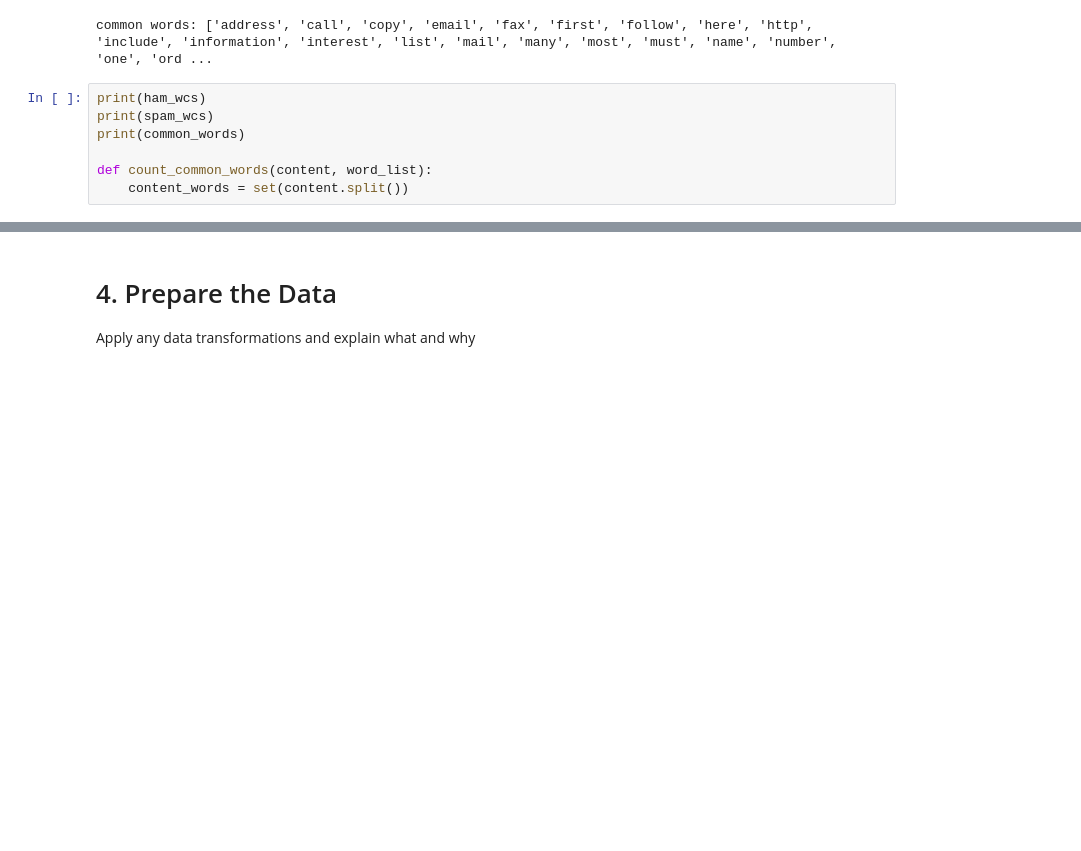
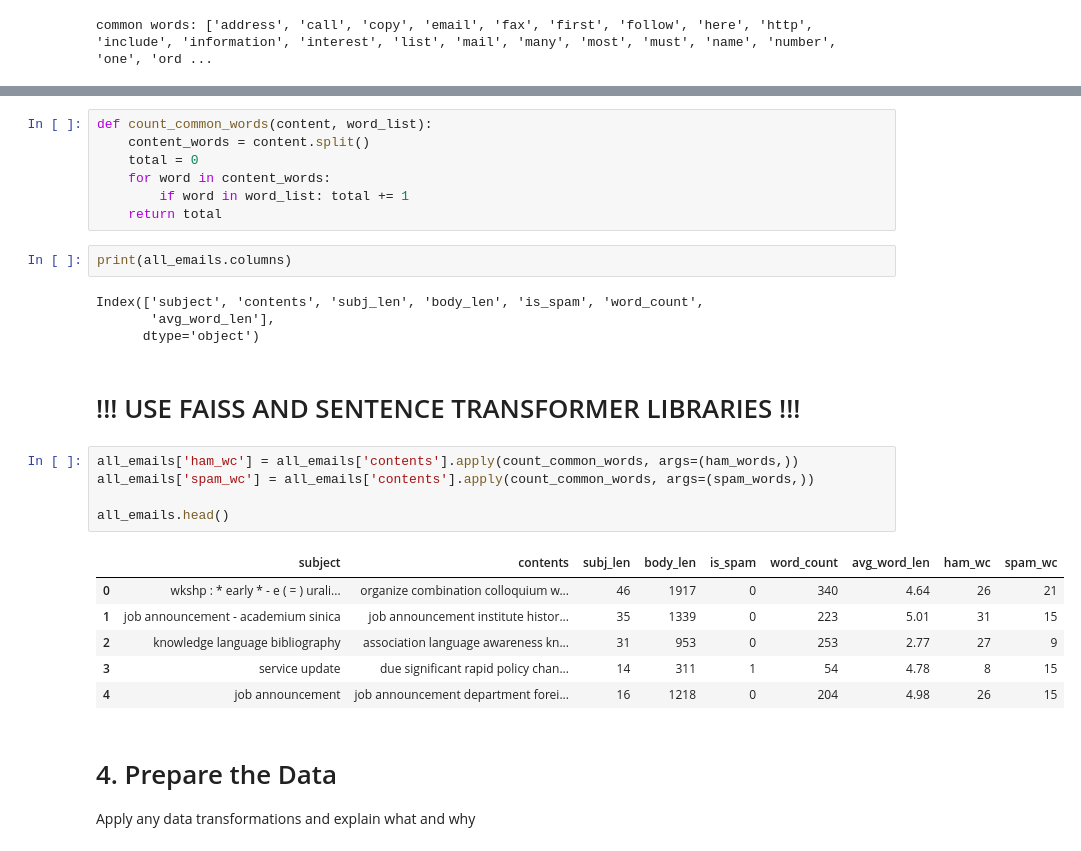
Before and after one commit to mandiiiwu/ml-classwork, a Jupyter notebook: Project_4/Project_4.ipynb, the cells around one changed output, grey strips where cells are left out. Drawn from its saved outputs; the diff is of its cells as text; blank space fills up the shorter version.

Commit message:
more data analysis + column adding

```diff
--- a/Project_4/Project_4.ipynb
+++ b/Project_4/Project_4.ipynb
@@ -290,10 +290,3 @@ print(f"common words: {sorted(common_words)}")
 # %% [output]
 [figure]
 common words: ['address', 'call', 'copy', 'email', 'fax', 'first', 'follow', 'here', 'http', 'include', 'information', 'interest', 'list', 'mail', 'many', 'most', 'must', 'name', 'number', 'one', 'ord ...
-# %%
-print(ham_wcs)
-print(spam_wcs)
-print(common_words)
-
-def count_common_words(content, word_list):
-    content_words = set(content.split())
@@ -304,3 +301,30 @@ def count_common_words(content, word_list):
+# %%
+def count_common_words(content, word_list):
+    content_words = content.split()
+    total = 0
+    for word in content_words:
+        if word in word_list: total += 1
+    return total
+# %%
+print(all_emails.columns)
+# %% [output]
+Index(['subject', 'contents', 'subj_len', 'body_len', 'is_spam', 'word_count',
+       'avg_word_len'],
+      dtype='object')
+# %% [markdown]
+# !!! USE FAISS AND SENTENCE TRANSFORMER LIBRARIES !!!
+# %%
+all_emails['ham_wc'] = all_emails['contents'].apply(count_common_words, args=(ham_words,))
+all_emails['spam_wc'] = all_emails['contents'].apply(count_common_words, args=(spam_words,))
+
+all_emails.head()
+# %% [output]
+|  | subject | contents | subj_len | body_len | is_spam | word_count | avg_word_len | ham_wc | spam_wc |
+| 0 | wkshp : * early * - e ( = ) urali... | organize combination colloquium w... | 46 | 1917 | 0 | 340 | 4.64 | 26 | 21 |
+| 1 | job announcement - academium sinica | job announcement institute histor... | 35 | 1339 | 0 | 223 | 5.01 | 31 | 15 |
+| 2 | knowledge language bibliography | association language awareness kn... | 31 | 953 | 0 | 253 | 2.77 | 27 | 9 |
+| 3 | service update | due significant rapid policy chan... | 14 | 311 | 1 | 54 | 4.78 | 8 | 15 |
+| 4 | job announcement | job announcement department forei... | 16 | 1218 | 0 | 204 | 4.98 | 26 | 15 |
 # %% [markdown]
 # 4. Prepare the Data
 
```
Also changed, not shown: parts of 6 cells of this notebook.
